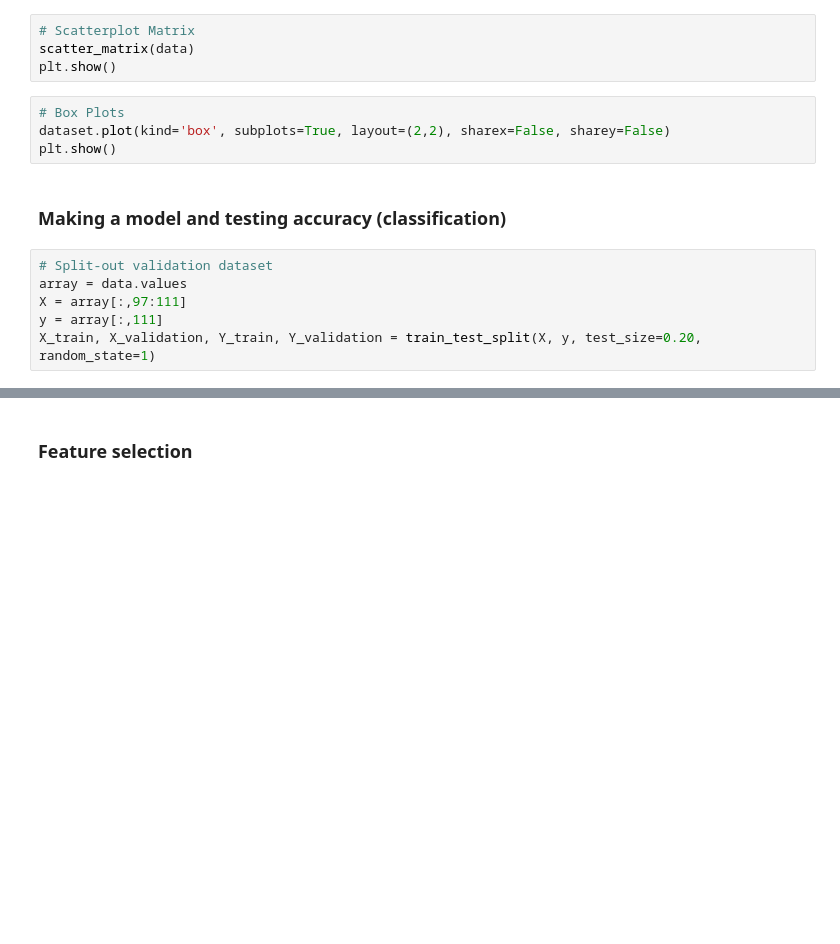
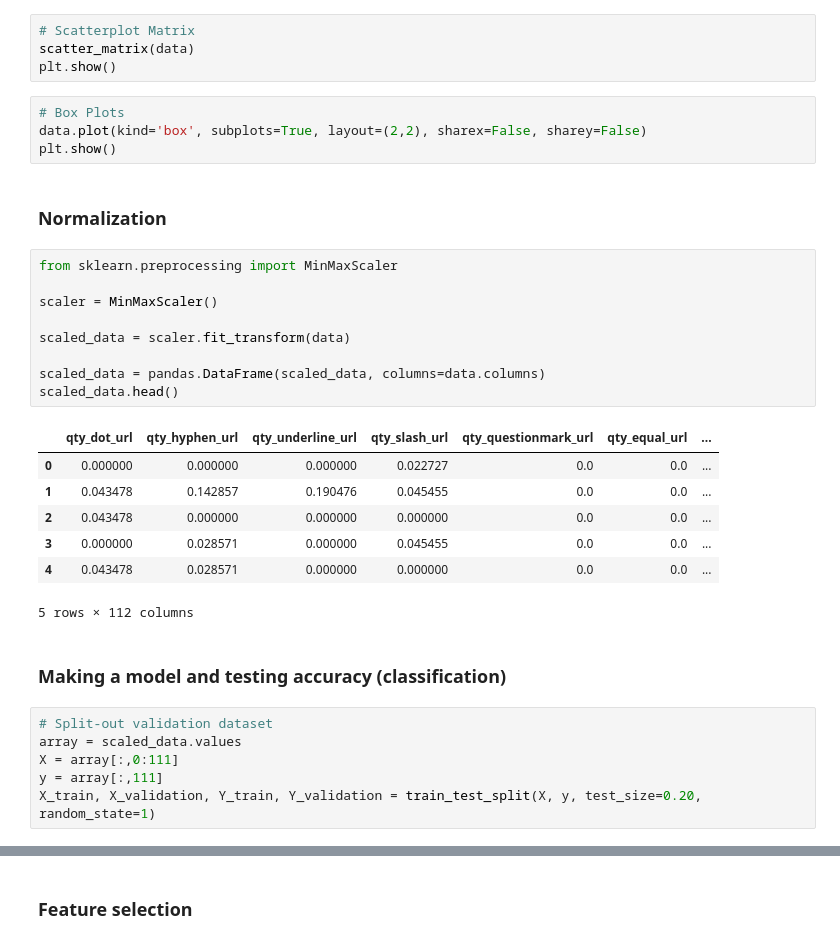
Before and after one commit to Ahmed-Umer02/Phishing-Detection, a Jupyter notebook: Model Building.ipynb, the cells around one changed output, grey strips where cells are left out. Saved outputs shown, nothing was run; the diff lists cells and outputs as text; blank space fills up the shorter version.

```diff
--- a/Model Building.ipynb
+++ b/Model Building.ipynb
@@ -106,14 +85,33 @@ scatter_matrix(data)
 plt.show()
 # %%
 # Box Plots
-dataset.plot(kind='box', subplots=True, layout=(2,2), sharex=False, sharey=False)
+data.plot(kind='box', subplots=True, layout=(2,2), sharex=False, sharey=False)
 plt.show()
+# %% [markdown]
+### Normalization
+# %%
+from sklearn.preprocessing import MinMaxScaler
+
+scaler = MinMaxScaler()
+
+scaled_data = scaler.fit_transform(data)
+
+scaled_data = pandas.DataFrame(scaled_data, columns=data.columns)
+scaled_data.head()
+# %% [output]
+|  | qty_dot_url | qty_hyphen_url | qty_underline_url | qty_slash_url | qty_questionmark_url | qty_equal_url | ... |
+| 0 | 0.000000 | 0.000000 | 0.000000 | 0.022727 | 0.0 | 0.0 | ... |
+| 1 | 0.043478 | 0.142857 | 0.190476 | 0.045455 | 0.0 | 0.0 | ... |
+| 2 | 0.043478 | 0.000000 | 0.000000 | 0.000000 | 0.0 | 0.0 | ... |
+| 3 | 0.000000 | 0.028571 | 0.000000 | 0.045455 | 0.0 | 0.0 | ... |
+| 4 | 0.043478 | 0.028571 | 0.000000 | 0.000000 | 0.0 | 0.0 | ... |
+5 rows × 112 columns
 # %% [markdown]
 ### Making a model and testing accuracy (classification)
 # %%
 # Split-out validation dataset
-array = data.values
-X = array[:,97:111]
+array = scaled_data.values
+X = array[:,0:111]
 y = array[:,111]
 X_train, X_validation, Y_train, Y_validation = train_test_split(X, y, test_size=0.20, random_state=1)
 # %%
```
Also changed, not shown: parts of 12 cells of this notebook.
